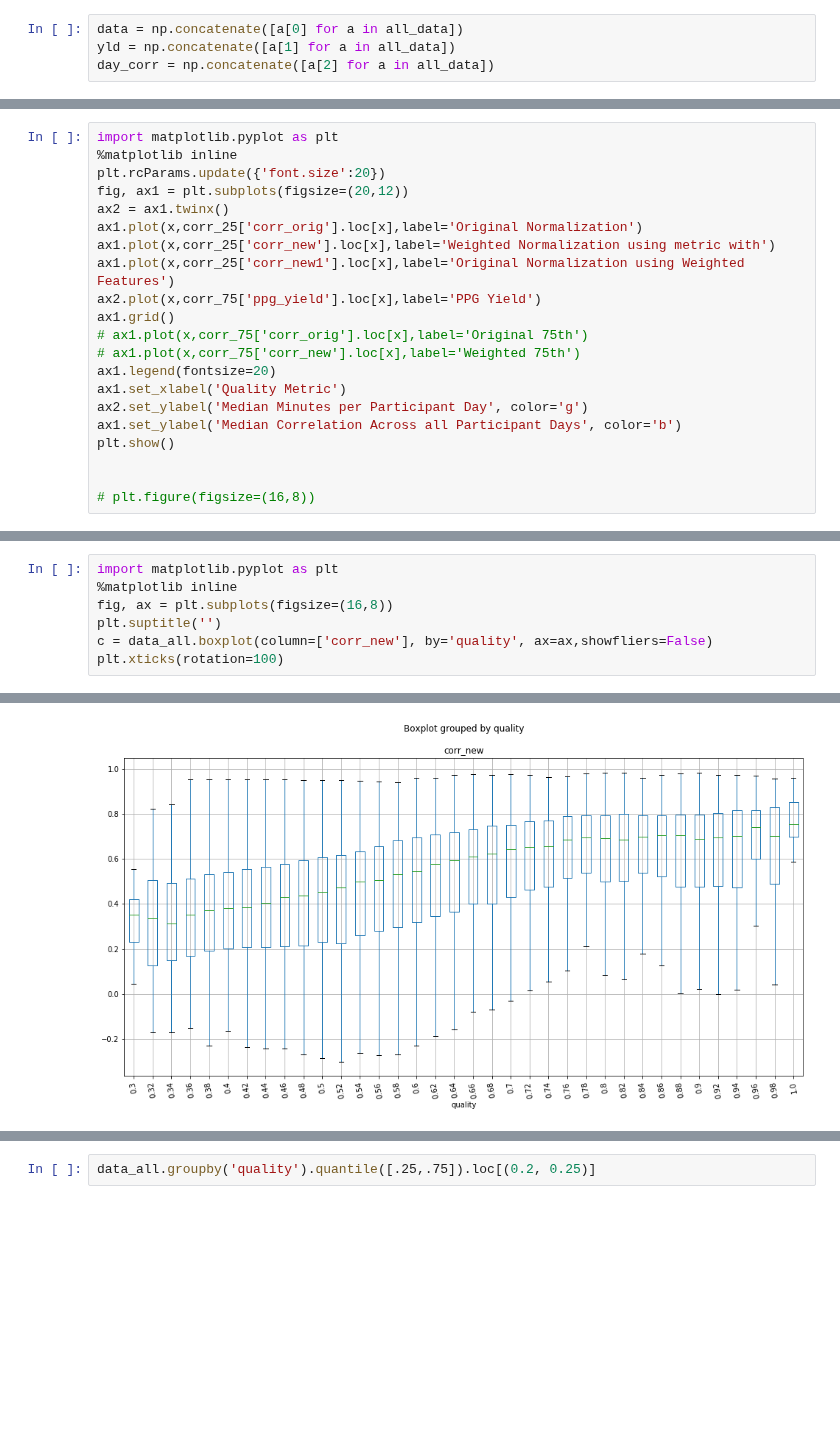
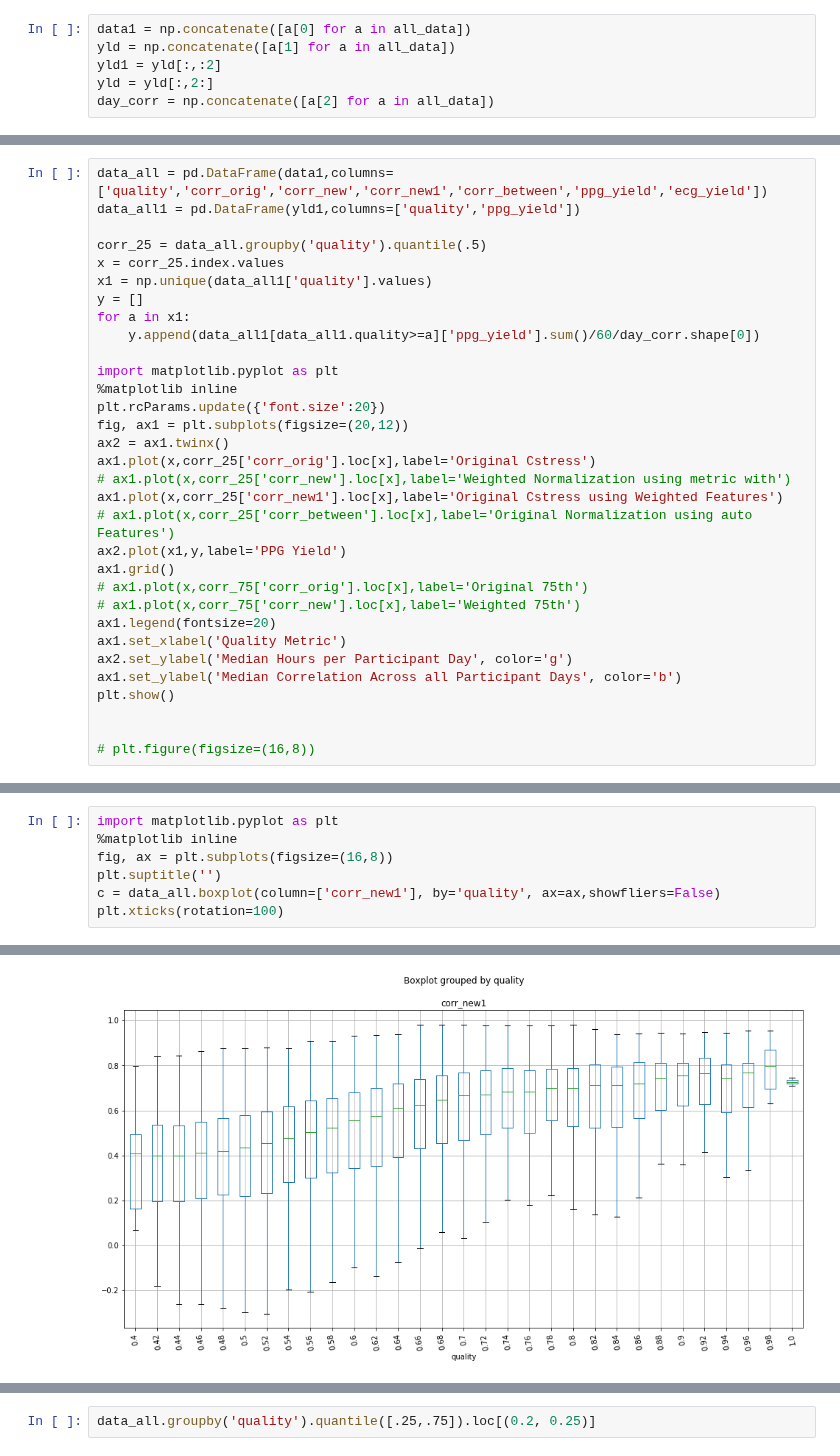
Before and after one commit to aungkonazim/RR-ECG-PPG, a Jupyter notebook: stress_exp/main_read_all_data.ipynb, the cells around one changed output, grey strips where cells are left out. Saved outputs shown, nothing was run; the diff lists cells and outputs as text; blank space fills up the shorter version.

```diff
--- a/stress_exp/main_read_all_data.ipynb
+++ b/stress_exp/main_read_all_data.ipynb
@@ -194,6 +218,8 @@ FileNotFoundError: [WinError 3] The system cannot find the path specified: '../.
 # %%
-data = np.concatenate([a[0] for a in all_data])
+data1 = np.concatenate([a[0] for a in all_data])
 yld = np.concatenate([a[1] for a in all_data])
+yld1 = yld[:,:2]
+yld = yld[:,2:]
 day_corr = np.concatenate([a[2] for a in all_data])
 # %%
 import matplotlib.pyplot as plt
@@ -226,19 +253,30 @@ x = corr_25.index.values
 # %%
+data_all = pd.DataFrame(data1,columns=['quality','corr_orig','corr_new','corr_new1','corr_between','ppg_yield','ecg_yield'])
+data_all1 = pd.DataFrame(yld1,columns=['quality','ppg_yield'])
+
+corr_25 = data_all.groupby('quality').quantile(.5)
+x = corr_25.index.values
+x1 = np.unique(data_all1['quality'].values)
+y = []
+for a in x1:
+    y.append(data_all1[data_all1.quality>=a]['ppg_yield'].sum()/60/day_corr.shape[0])
+
 import matplotlib.pyplot as plt
 %matplotlib inline
 plt.rcParams.update({'font.size':20})
 fig, ax1 = plt.subplots(figsize=(20,12))
 ax2 = ax1.twinx()
-ax1.plot(x,corr_25['corr_orig'].loc[x],label='Original Normalization')
-ax1.plot(x,corr_25['corr_new'].loc[x],label='Weighted Normalization using metric with')
-ax1.plot(x,corr_25['corr_new1'].loc[x],label='Original Normalization using Weighted Features')
-ax2.plot(x,corr_75['ppg_yield'].loc[x],label='PPG Yield')
+ax1.plot(x,corr_25['corr_orig'].loc[x],label='Original Cstress')
+# ax1.plot(x,corr_25['corr_new'].loc[x],label='Weighted Normalization using metric with')
+ax1.plot(x,corr_25['corr_new1'].loc[x],label='Original Cstress using Weighted Features')
+# ax1.plot(x,corr_25['corr_between'].loc[x],label='Original Normalization using auto Features')
+ax2.plot(x1,y,label='PPG Yield')
 ax1.grid()
 # ax1.plot(x,corr_75['corr_orig'].loc[x],label='Original 75th')
 # ax1.plot(x,corr_75['corr_new'].loc[x],label='Weighted 75th')
 ax1.legend(fontsize=20)
 ax1.set_xlabel('Quality Metric')
-ax2.set_ylabel('Median Minutes per Participant Day', color='g')
+ax2.set_ylabel('Median Hours per Participant Day', color='g')
 ax1.set_ylabel('Median Correlation Across all Participant Days', color='b')
 plt.show()
 
@@ -251,7 +289,7 @@ import matplotlib.pyplot as plt
 %matplotlib inline
 fig, ax = plt.subplots(figsize=(16,8))
 plt.suptitle('')
-c = data_all.boxplot(column=['corr_new'], by='quality', ax=ax,showfliers=False)
+c = data_all.boxplot(column=['corr_new1'], by='quality', ax=ax,showfliers=False)
 plt.xticks(rotation=100)
 # %% [output]
 (array([ 1,  2,  3,  4,  5,  6,  7,  8,  9, 10, 11, 12, 13, 14, 15, 16, 17,
@@ -260,4 +298,4 @@ plt.xticks(rotation=100)
-[figure, old version]
+[figure, new version]
 # %%
 import matplotlib.pyplot as plt
 %matplotlib inline
```
Also changed, not shown: parts of 11 cells of this notebook, 1 other file.
